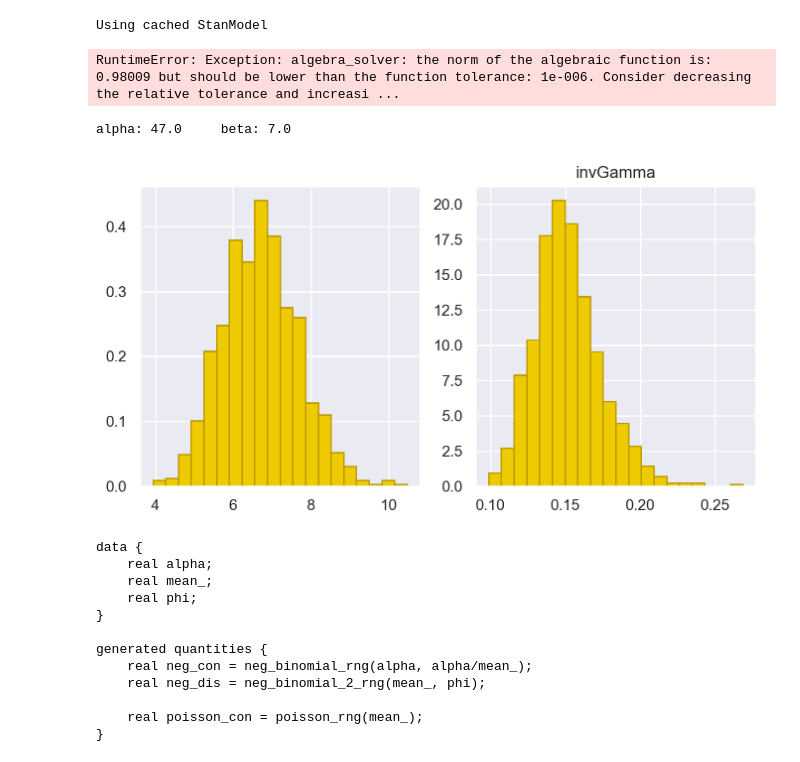
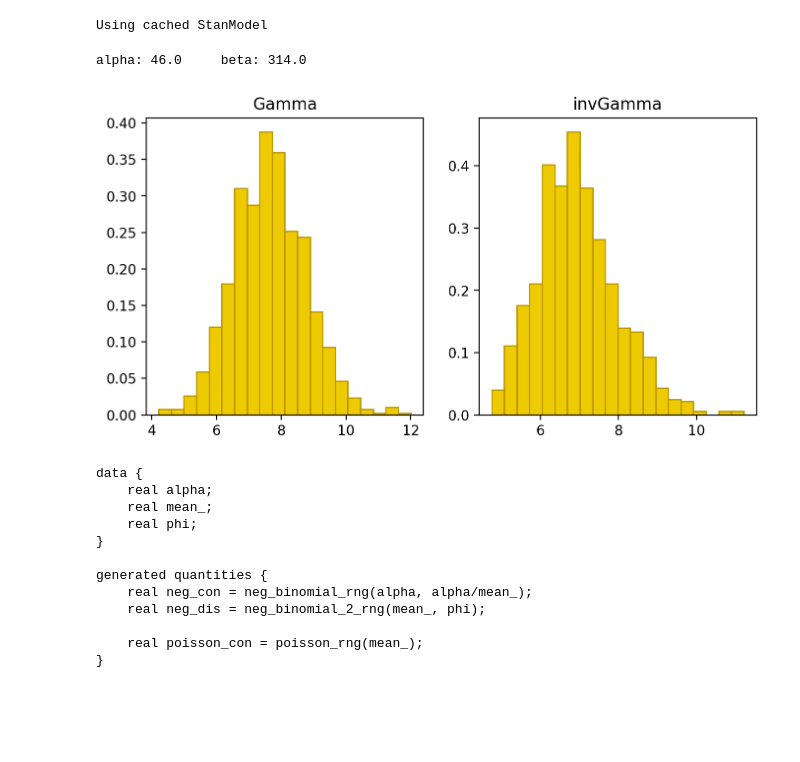
Before and after one commit to ChodkiewiczA/Data-Analytics, a Jupyter notebook: DA_lab2.ipynb, the cells around one changed output. Cells and saved outputs as stored; diff of their text form; code cells hidden in the pictures; blank space fills up the shorter version.

```diff
--- a/DA_lab2.ipynb
+++ b/DA_lab2.ipynb
@@ -238,49 +231,44 @@ inv_gamma_tuning=stan_utility.compile_model('stan/invgamma_tune.stan')
 # %% [output]
 Using cached StanModel
 # %%
-data = dict(lowerBound =5 , upperBound=10, alphaGuess=10, betaGuess=2, probGuess=0.09)
-tuned = inv_gamma_tuning.sampling(data=data,
+data = dict(lowerBound =5 , upperBound=10, alphaGuess=2, betaGuess=5)
+inv_tuned = inv_gamma_tuning.sampling(data=data,
                                 seed=28052020,
                                 algorithm="Fixed_param",
                                 iter=1000,
                                 warmup=0,
                                 chains=1)
-# %% [output]
-RuntimeError: Exception: algebra_solver: the norm of the algebraic function is: 0.98009 but should be lower than the function tolerance: 1e-006. Consider decreasing the relative tolerance and increasi ...
 # %%
-alpha = np.round(tuned.extract()['alpha'][0])
-beta = np.round(tuned.extract()['beta'][0])
+alpha = np.round(inv_tuned.extract()['alpha'][0])
+beta = np.round(inv_tuned.extract()['beta'][0])
 print(f'alpha: {alpha}\tbeta: {beta}')
 # %% [output]
-alpha: 47.0     beta: 7.0
+alpha: 46.0     beta: 314.0
 # %%
-sim_inv = gamma_model.sampling(data={'alpha': alpha, 'beta': beta},
+sim_gamma_inv = gamma_model.sampling(data={'alpha': alpha, 'beta': beta},
                           algorithm="Fixed_param",
                           iter=1000,
                           warmup=0,
                           chains=1,
                           seed=25052020)
+# %%
+inv_params=sim_gamma_inv.extract()
+par_inv_gamma=inv_params['inv_gamma']
 # %%
-params=sim.extract()
-gamma=params['gamma']
-
-inv_params=inv_sim.extract()
-inv_gamma=inv_params['inv_gamma']
-
-
 fig, axes = plt.subplots(1, 2, figsize=(8, 4))
 ax1=axes[0]
-ax1.hist(gamma,bins=20,color=dark,edgecolor=dark_highlight,density=True)
+ax1.hist(par_gamma,bins=20,color=dark,edgecolor=dark_highlight,density=True)
 x=np.linspace(0,10,500)
 
 ax2=axes[1]
-ax2.hist(inv_gamma,bins=20,color=dark,edgecolor=dark_highlight,density=True)
+ax2.hist(par_inv_gamma,bins=20,color=dark,edgecolor=dark_highlight,density=True)
 x2=np.linspace(0,10,500)
 
+ax1.set_title('Gamma')
 ax2.set_title('invGamma')
 plt.show()
 # %% [output]
-[figure, old version]
+[figure, new version]
 # %%
 with open('stan/negative.stan', 'r') as file:
     print(file.read())
```
Also changed, not shown: parts of 15 cells of this notebook, 3 other files.
